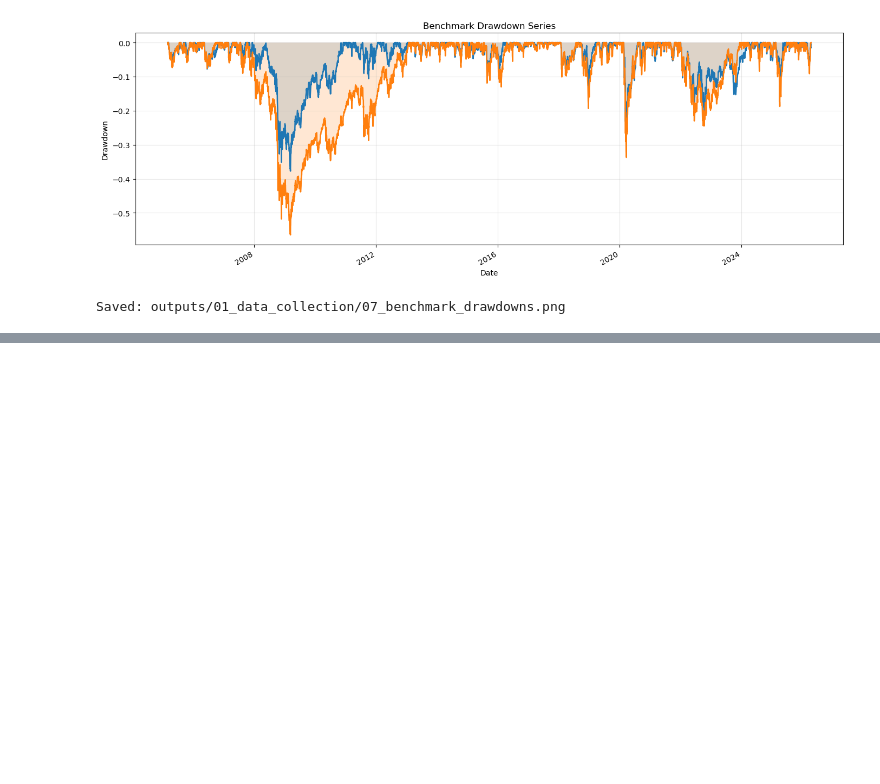
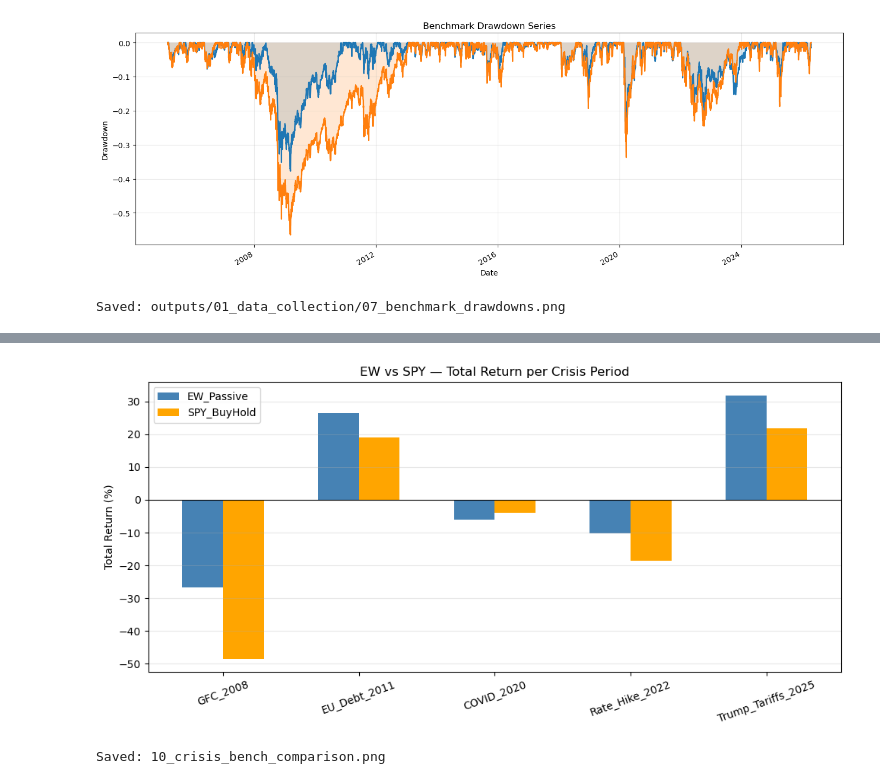
Before and after one commit to GeorgiosLoulakis/Adv-Business-Analytics, a Jupyter notebook: 01_data_collection_and_benchmarks.ipynb, the cells around one changed output, grey strips where cells are left out. Saved outputs shown, nothing was run; the diff lists cells and outputs as text; code cells hidden in the pictures; blank space fills up the shorter version.

```diff
--- a/01_data_collection_and_benchmarks.ipynb
+++ b/01_data_collection_and_benchmarks.ipynb
@@ -772,0 +959,22 @@ Saved: outputs/01_data_collection/07_benchmark_drawdowns.png
+# %%
+bench_total = pd.DataFrame({
+    name: crisis_bench_summary[name]["total_%"]
+    for name in CRISIS_WINDOWS
+}).T
+
+fig, ax = plt.subplots(figsize=(10, 5))
+bench_total.plot(kind="bar", ax=ax, width=0.6,
+                 color=["steelblue", "orange"])
+ax.axhline(0, color="black", linewidth=0.8)
+ax.set_title("EW vs SPY — Total Return per Crisis Period")
+ax.set_ylabel("Total Return (%)")
+ax.tick_params(axis="x", rotation=20)
+ax.grid(True, axis="y", alpha=0.3)
+
+plt.tight_layout()
+plt.savefig("outputs/01_data_collection/10_crisis_bench_comparison.png", dpi=150)
+plt.show()
+print("Saved: 11_crisis_bench_comparison.png")
+# %% [output]
+[figure, added]
+Saved: 10_crisis_bench_comparison.png
```
Also changed, not shown: parts of 8 cells of this notebook.
